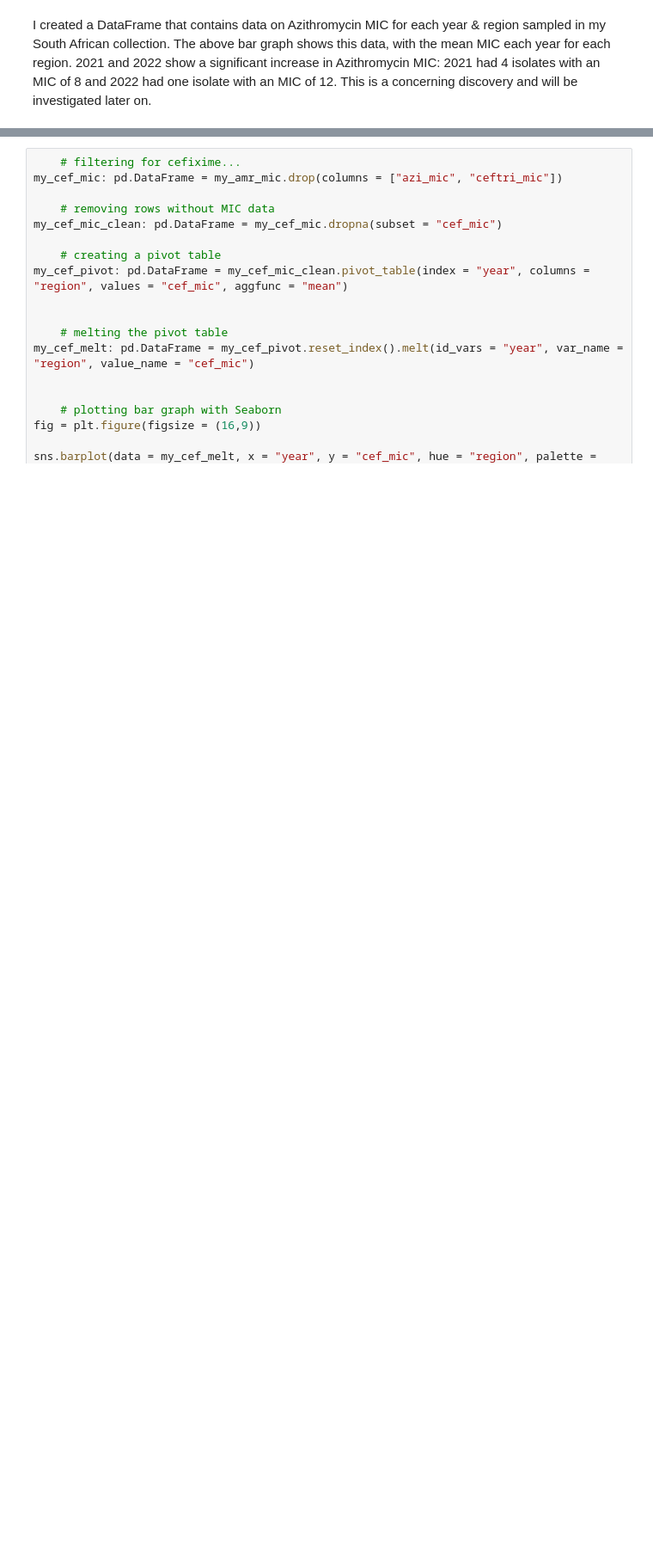
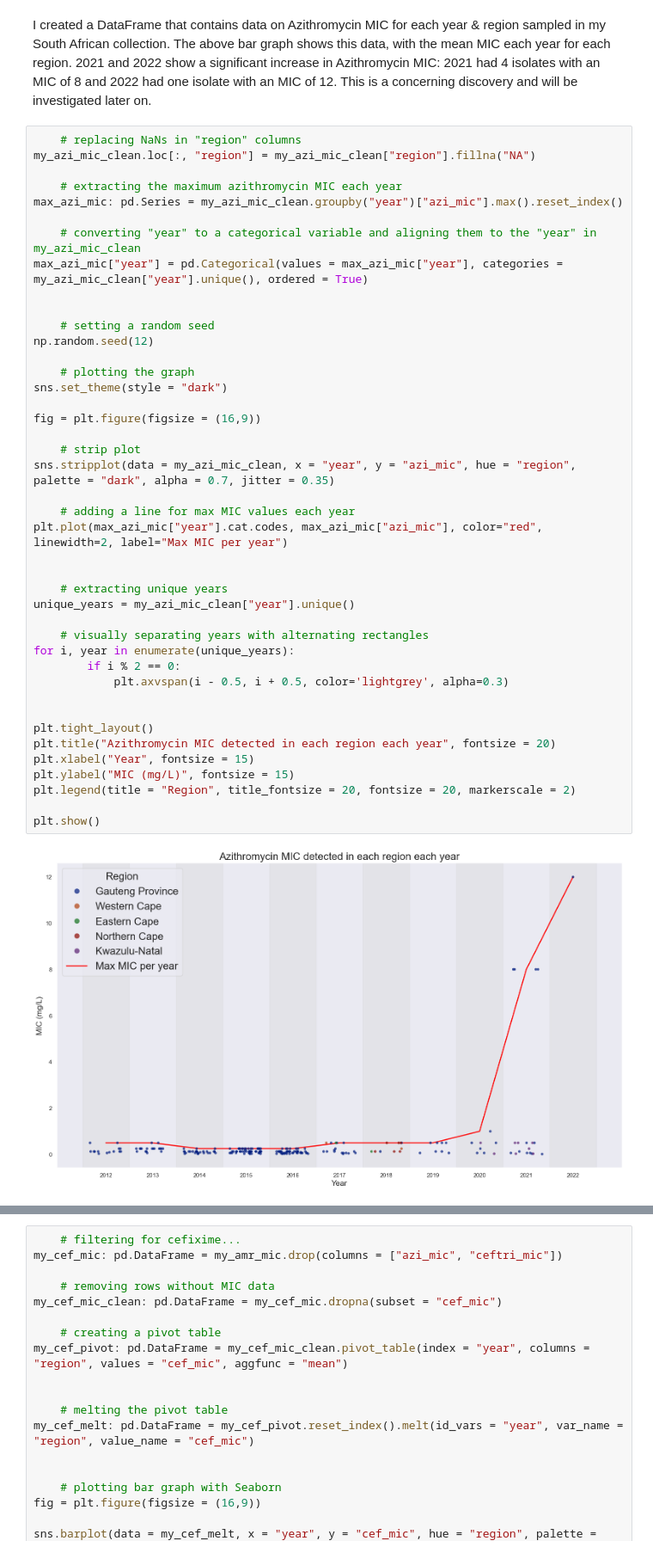
Before and after one commit to watchlotr/NGonorrhoeae_Y4, a Jupyter notebook: NG_Figures.ipynb, the cells around one changed output, grey strips where cells are left out. Shown at 86% size. Saved outputs shown, nothing was run; the diff lists cells and outputs as text; blank space fills up the shorter version.

Commit message:
Commit 33 - adds strip plots to show the pattern of MIC through time in South Africa

```diff
--- a/NG_Figures.ipynb
+++ b/NG_Figures.ipynb
@@ -328,3 +328,47 @@ plt.show()
 [figure]
 # %% [markdown]
 I created a DataFrame that contains data on Azithromycin MIC for each year & region sampled in my South African collection. The above bar graph shows this data, with the mean MIC each year for each region. 2021 and 2022 show a significant increase in Azithromycin MIC: 2021 had 4 isolates with an MIC of 8 and 2022 had one isolate with an MIC of 12. This is a concerning discovery and will be investigated later on.
+# %%
+    # replacing NaNs in "region" columns
+my_azi_mic_clean.loc[:, "region"] = my_azi_mic_clean["region"].fillna("NA")
+
+    # extracting the maximum azithromycin MIC each year
+max_azi_mic: pd.Series = my_azi_mic_clean.groupby("year")["azi_mic"].max().reset_index()
+
+    # converting "year" to a categorical variable and aligning them to the "year" in my_azi_mic_clean
+max_azi_mic["year"] = pd.Categorical(values = max_azi_mic["year"], categories = my_azi_mic_clean["year"].unique(), ordered = True)
+
+
+    # setting a random seed
+np.random.seed(12)
+
+    # plotting the graph
+sns.set_theme(style = "dark")
+
+fig = plt.figure(figsize = (16,9))
+
+    # strip plot
+sns.stripplot(data = my_azi_mic_clean, x = "year", y = "azi_mic", hue = "region", palette = "dark", alpha = 0.7, jitter = 0.35)
+
+    # adding a line for max MIC values each year
+plt.plot(max_azi_mic["year"].cat.codes, max_azi_mic["azi_mic"], color="red", linewidth=2, label="Max MIC per year")
+
+
+    # extracting unique years
+unique_years = my_azi_mic_clean["year"].unique()
+
+    # visually separating years with alternating rectangles
+for i, year in enumerate(unique_years):
+        if i % 2 == 0:
+            plt.axvspan(i - 0.5, i + 0.5, color='lightgrey', alpha=0.3)
+
+
+plt.tight_layout()
+plt.title("Azithromycin MIC detected in each region each year", fontsize = 20)
+plt.xlabel("Year", fontsize = 15)
+plt.ylabel("MIC (mg/L)", fontsize = 15)
+plt.legend(title = "Region", title_fontsize = 20, fontsize = 20, markerscale = 2)
+
+plt.show()
+# %% [output]
+[figure, added]
```
Also changed, not shown: parts of 16 cells of this notebook, 1 other file.
